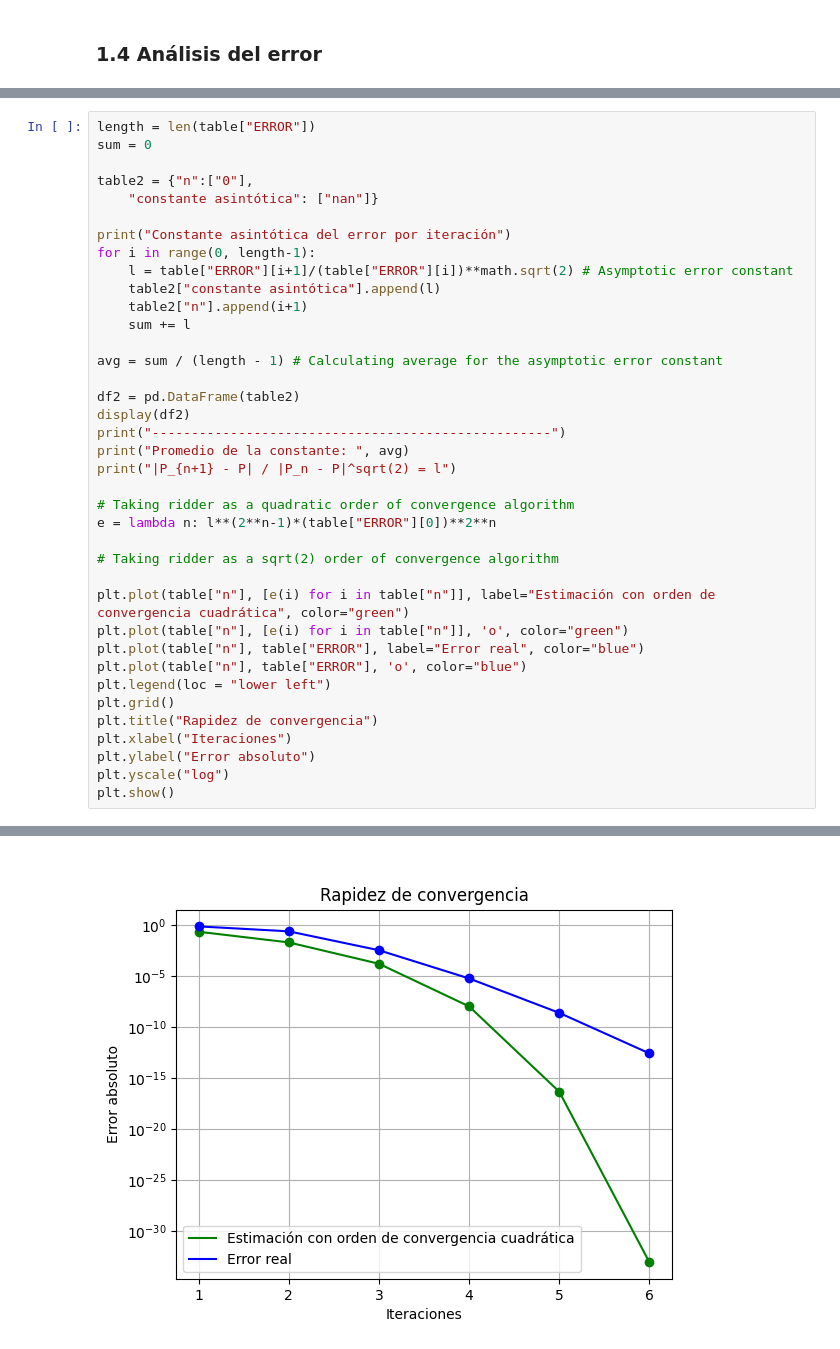
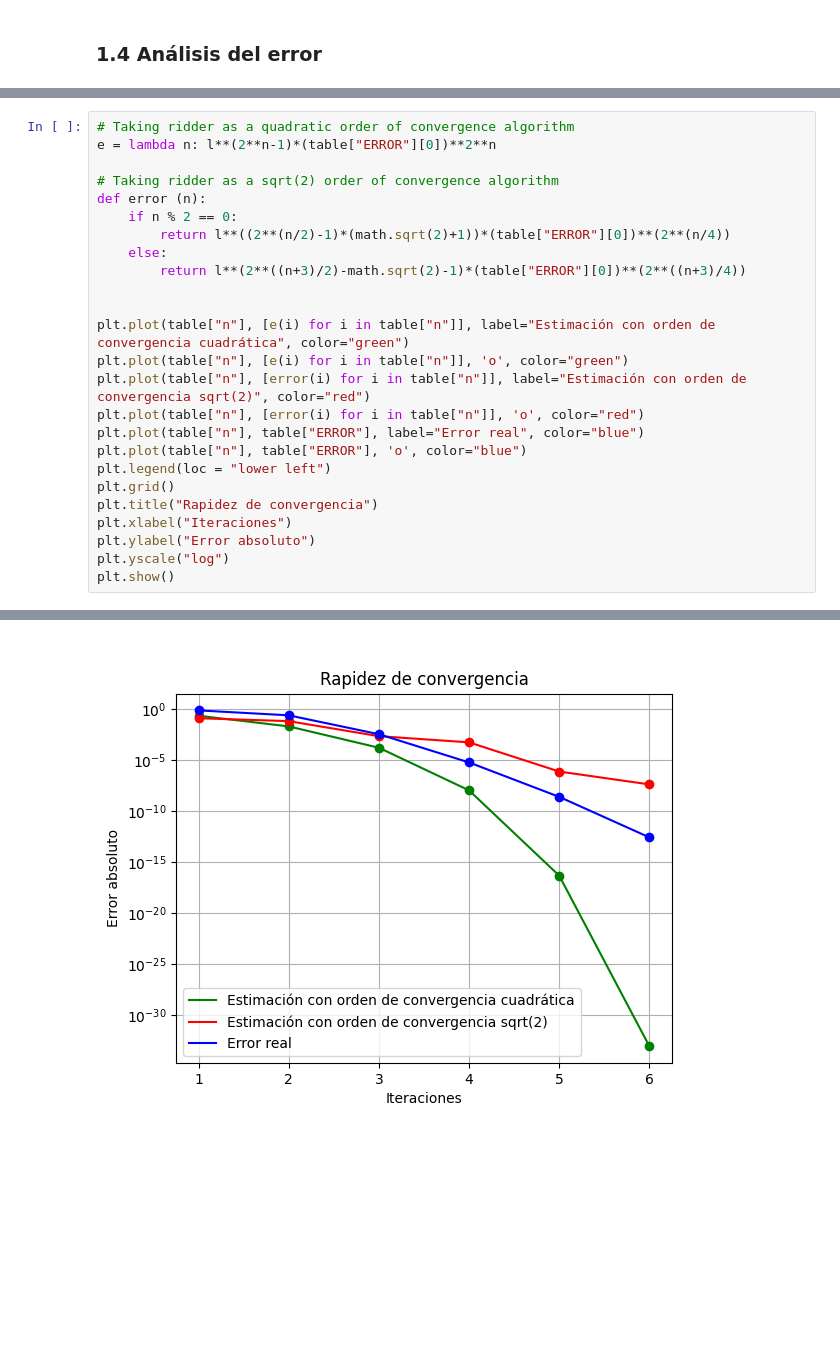
Before and after one commit to MonicaCabanas23/Numerical-Analysis, a Jupyter notebook: Raices-de-funciones-no-lineales.ipynb, the cells around one changed output, grey strips where cells are left out. Drawn from its saved outputs; the diff is of its cells as text; blank space fills up the shorter version.

Commit message:
Update: Error analysis for Ridder

```diff
--- a/Raices-de-funciones-no-lineales.ipynb
+++ b/Raices-de-funciones-no-lineales.ipynb
@@ -204,32 +266,19 @@ plt.show()
 # %%
-length = len(table["ERROR"])
-sum = 0
-
-table2 = {"n":["0"],
-    "constante asintótica": ["nan"]}
-
-print("Constante asintótica del error por iteración")
-for i in range(0, length-1):
-    l = table["ERROR"][i+1]/(table["ERROR"][i])**math.sqrt(2) # Asymptotic error constant
-    table2["constante asintótica"].append(l)
-    table2["n"].append(i+1)
-    sum += l
-
-avg = sum / (length - 1) # Calculating average for the asymptotic error constant
-
-df2 = pd.DataFrame(table2)
-display(df2)
-print("---------------------------------------------------")
-print("Promedio de la constante: ", avg)
-print("|P_{n+1} - P| / |P_n - P|^sqrt(2) = l")
-
 # Taking ridder as a quadratic order of convergence algorithm
 e = lambda n: l**(2**n-1)*(table["ERROR"][0])**2**n
 
 # Taking ridder as a sqrt(2) order of convergence algorithm
+def error (n):
+    if n % 2 == 0:
+        return l**((2**(n/2)-1)*(math.sqrt(2)+1))*(table["ERROR"][0])**(2**(n/4))
+    else:
+        return l**(2**((n+3)/2)-math.sqrt(2)-1)*(table["ERROR"][0])**(2**((n+3)/4))
+
 
 plt.plot(table["n"], [e(i) for i in table["n"]], label="Estimación con orden de convergencia cuadrática", color="green")
 plt.plot(table["n"], [e(i) for i in table["n"]], 'o', color="green")
+plt.plot(table["n"], [error(i) for i in table["n"]], label="Estimación con orden de convergencia sqrt(2)", color="red")
+plt.plot(table["n"], [error(i) for i in table["n"]], 'o', color="red")
 plt.plot(table["n"], table["ERROR"], label="Error real", color="blue")
 plt.plot(table["n"], table["ERROR"], 'o', color="blue")
 plt.legend(loc = "lower left")
@@ -254 +292 @@ Promedio de la constante:  0.16932234223872186
-[figure, old version]
+[figure, new version]
```
Also changed, not shown: parts of 6 cells of this notebook.
